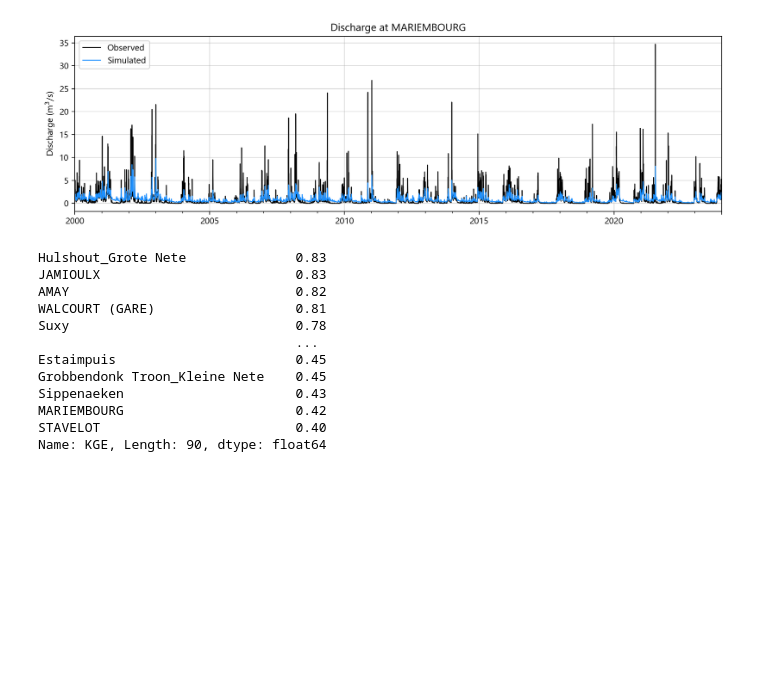
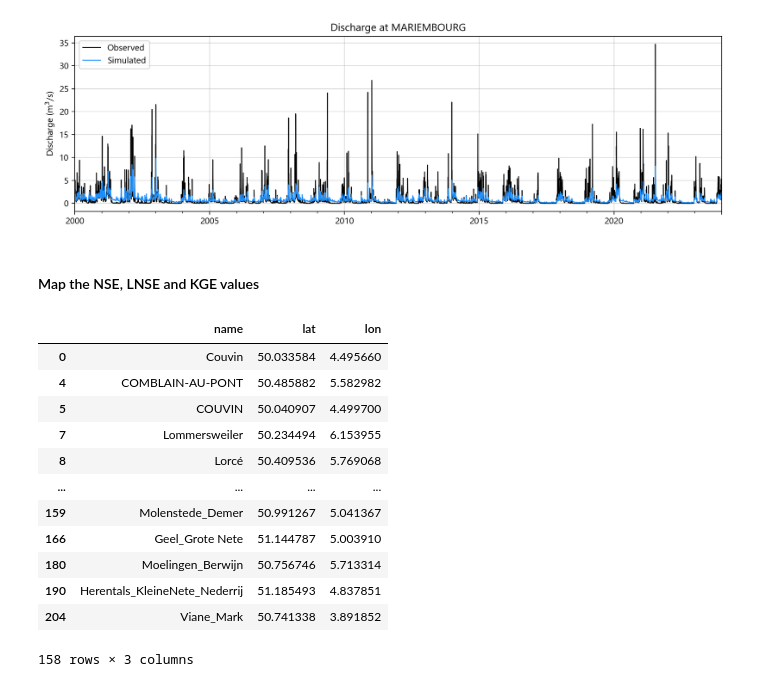
Before and after one commit to klekarkar/mHM_IO_dataprocessing, a Jupyter notebook: flow_evaluation.ipynb, the cells around one changed output. Cells and saved outputs as stored; diff of their text form; code cells hidden in the pictures; blank space fills up the shorter version.

```diff
--- a/flow_evaluation.ipynb
+++ b/flow_evaluation.ipynb
@@ -289,17 +289,37 @@ cols = list(model_metrics_cal[station].keys())
 
 nse_values_cal_df = pd.DataFrame.from_dict(model_metrics_val, orient='index', columns=cols)
 # %%
-nse_values_cal_df['KGE'].nlargest(90)
+#nse_values_cal_df['KGE'].nlargest(90)
-# %% [output]
-Hulshout_Grote Nete              0.83
-JAMIOULX                         0.83
-AMAY                             0.82
-WALCOURT (GARE)                  0.81
-Suxy                             0.78
-                                 ...
-Estaimpuis                       0.45
-Grobbendonk Troon_Kleine Nete    0.45
-Sippenaeken                      0.43
-MARIEMBOURG                      0.42
-STAVELOT                         0.40
-Name: KGE, Length: 90, dtype: float64
+# %% [markdown]
+#### Map the NSE, LNSE and KGE values
+# %%
+#For each station, get the performance metrics and join them to the station metadata so that we can map them
+import geopandas as gpd
+import matplotlib.pyplot as plt
+
+# Merge NSE values with metadata
+meta = all_eval_stations.copy()  # Your station metadata with lat/lon
+meta['NSE_cal'] = meta['name'].map(nse_values_cal_df)
+
+gdf = gpd.GeoDataFrame(meta, geometry=gpd.points_from_xy(meta.lon, meta.lat), crs='EPSG:4326')
+
+# Plot
+gdf.plot(column='NSE_cal', cmap='viridis', legend=True, figsize=(8, 8))
+plt.title('Calibration NSE per station')
+plt.show()
+# %%
+meta
+# %% [output]
+|  | name | lat | lon |
+| 0 | Couvin | 50.033584 | 4.495660 |
+| 4 | COMBLAIN-AU-PONT | 50.485882 | 5.582982 |
+| 5 | COUVIN | 50.040907 | 4.499700 |
+| 7 | Lommersweiler | 50.234494 | 6.153955 |
+| 8 | Lorcé | 50.409536 | 5.769068 |
+| ... | ... | ... | ... |
+| 159 | Molenstede_Demer | 50.991267 | 5.041367 |
+| 166 | Geel_Grote Nete | 51.144787 | 5.003910 |
+| 180 | Moelingen_Berwijn | 50.756746 | 5.713314 |
+| 190 | Herentals_KleineNete_Nederrij | 51.185493 | 4.837851 |
+| 204 | Viane_Mark | 50.741338 | 3.891852 |
+158 rows × 3 columns
```
